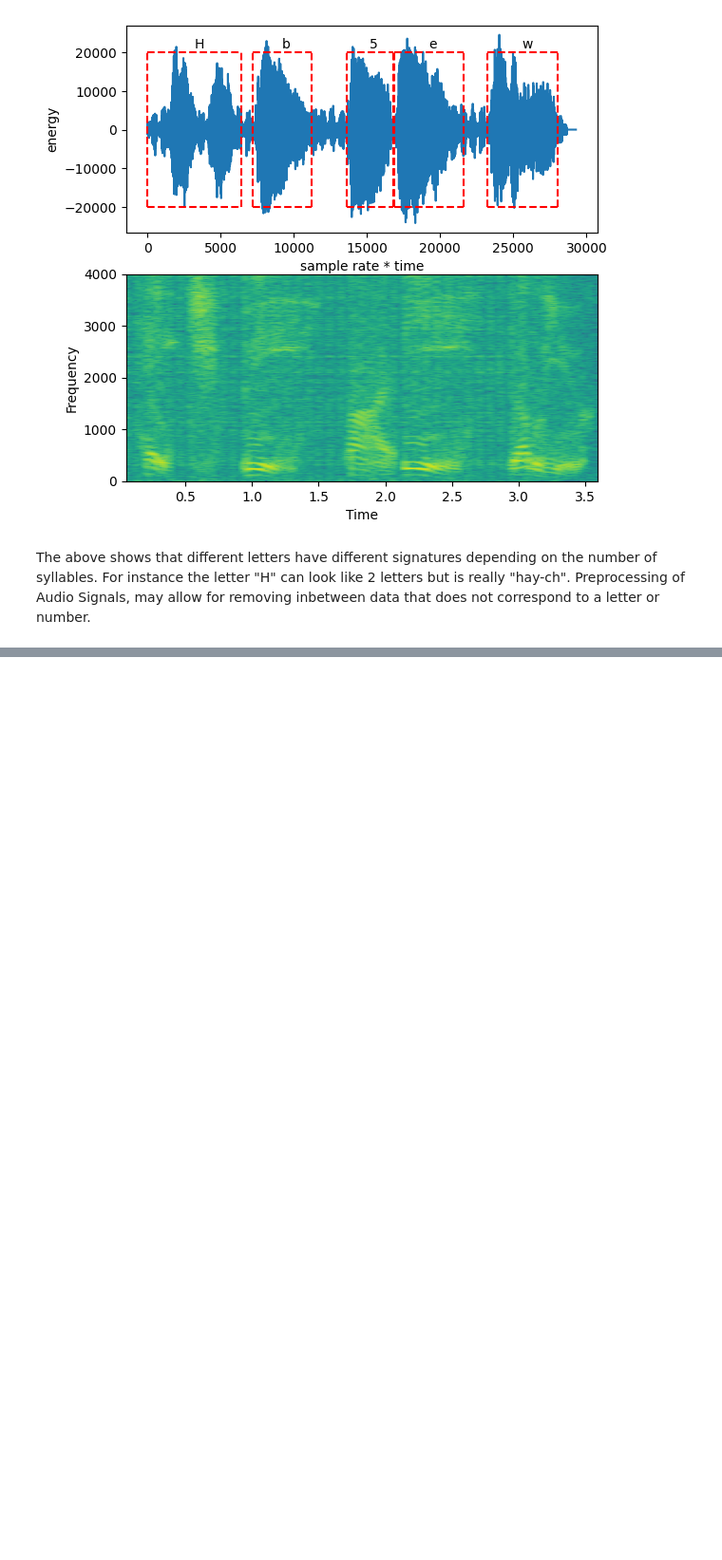
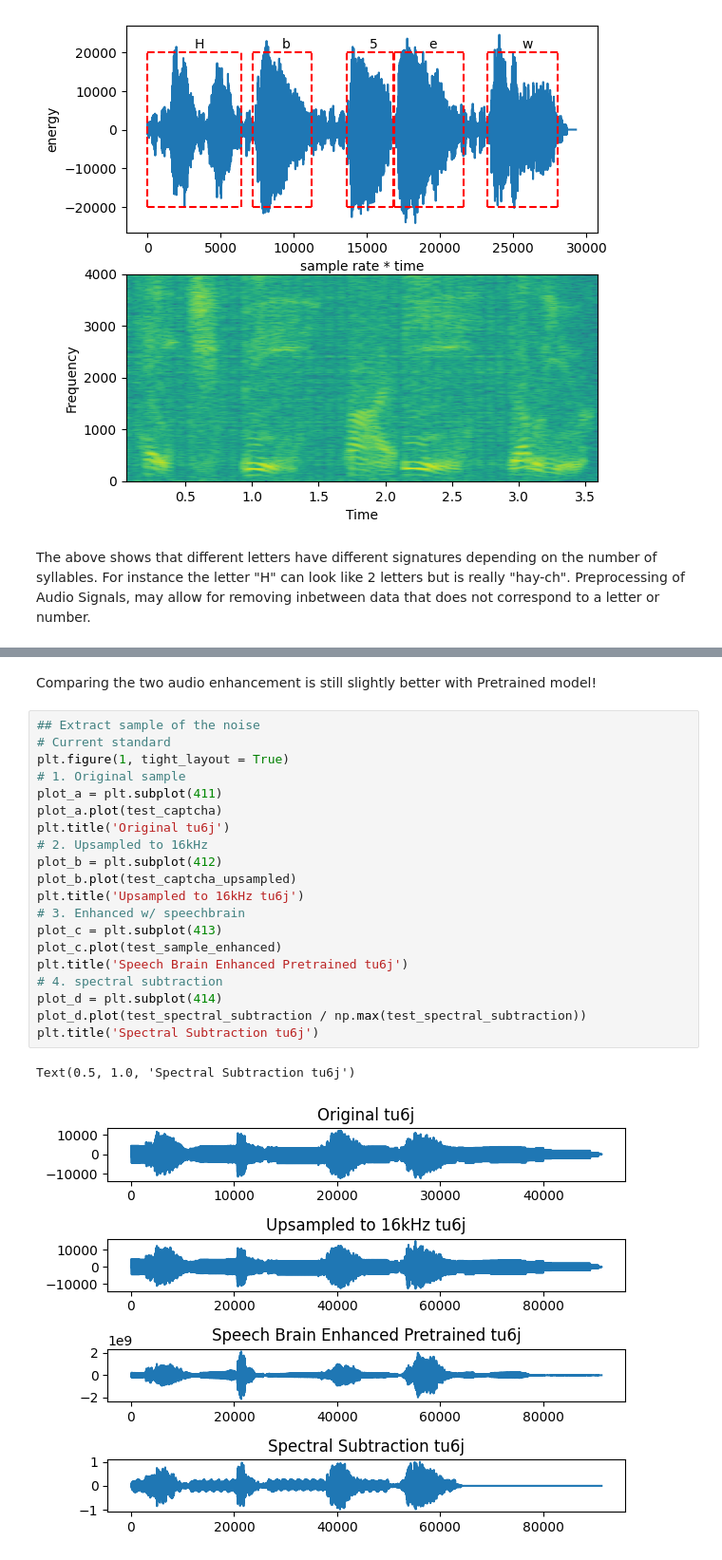
Before and after one commit to Hardhat-Enterprises/breaking-captcha, a Jupyter notebook: Teams_T2_2022/Audio_CAPTCHA/r-and-d/transformers.ipynb, the cells around one changed output, grey strips where cells are left out. Shown at 95% size. Drawn from its saved outputs; the diff is of its cells as text; blank space fills up the shorter version.

```diff
--- a/Teams_T2_2022/Audio_CAPTCHA/r-and-d/transformers.ipynb
+++ b/Teams_T2_2022/Audio_CAPTCHA/r-and-d/transformers.ipynb
@@ -84,0 +409,25 @@ Preprocessing of Audio Signals, may allow for removing inbetween data that does
+# %% [markdown]
+Comparing the two audio enhancement is still slightly better with Pretrained model!
+# %%
+## Extract sample of the noise
+# Current standard
+plt.figure(1, tight_layout = True)
+# 1. Original sample
+plot_a = plt.subplot(411)
+plot_a.plot(test_captcha)
+plt.title('Original tu6j')
+# 2. Upsampled to 16kHz
+plot_b = plt.subplot(412)
+plot_b.plot(test_captcha_upsampled)
+plt.title('Upsampled to 16kHz tu6j')
+# 3. Enhanced w/ speechbrain
+plot_c = plt.subplot(413)
+plot_c.plot(test_sample_enhanced)
+plt.title('Speech Brain Enhanced Pretrained tu6j')
+# 4. spectral subtraction
+plot_d = plt.subplot(414)
+plot_d.plot(test_spectral_subtraction / np.max(test_spectral_subtraction))
+plt.title('Spectral Subtraction tu6j')
+# %% [output]
+Text(0.5, 1.0, 'Spectral Subtraction tu6j')
+[figure, added]
```
Also changed, not shown: parts of 23 cells of this notebook, 5 other files.
